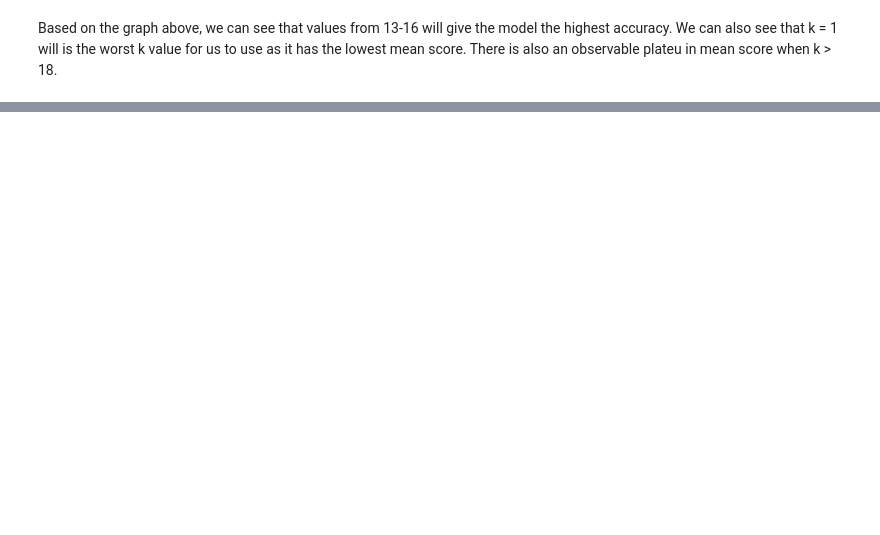
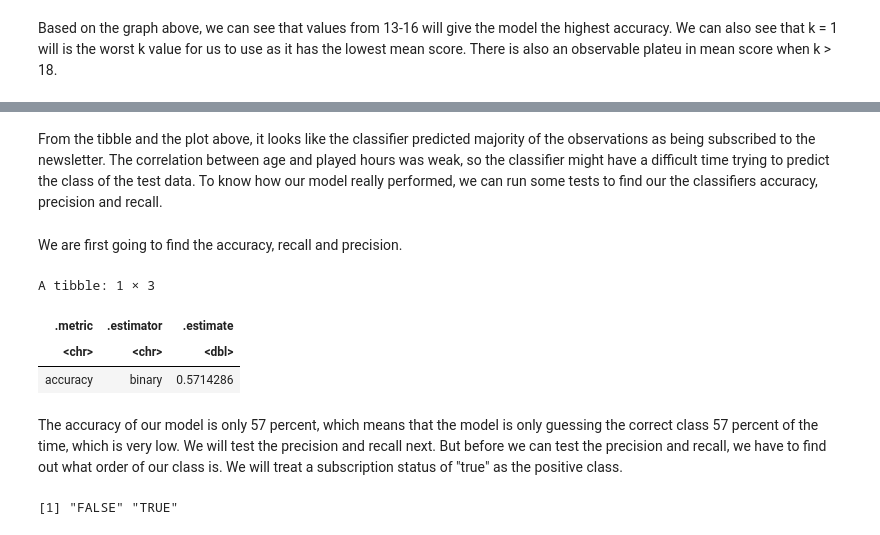
Before and after one commit to navis17/DSCI-100-Group-Project-Final-Report, a Jupyter notebook: Methods and Results.ipynb, the cells around one changed output, grey strips where cells are left out. Cells and saved outputs as stored; diff of their text form; code cells hidden in the pictures; blank space fills up the shorter version.

```diff
--- a/Methods and Results.ipynb
+++ b/Methods and Results.ipynb
@@ -231,0 +267,22 @@ Now that we know what the best value of k is, we can create our classifier model
+# %% [markdown]
+From the tibble and the plot above, it looks like the classifier predicted majority of the observations as being subscribed to the newsletter. The correlation between age and played hours was weak, so the classifier might have a difficult time trying to predict the class of the test data. To know how our model really performed, we can run some tests to find our the classifiers accuracy, precision and recall.
+# %% [markdown]
+We are first going to find the accuracy, recall and precision.
+# %%
+predictions_accuracy<- predictions |>
+metrics(truth = subscribe, estimate = .pred_class) |>
+filter(.metric == "accuracy")
+predictions_accuracy
+# %% [output]
+A tibble: 1 × 3
+| .metric | .estimator | .estimate |
+| <chr> | <chr> | <dbl> |
+| accuracy | binary | 0.5714286 |
+# %% [markdown]
+The accuracy of our model is only 57 percent, which means that the model is only guessing the correct class 57 percent of the time, which is very low. We will test the precision and recall next. But before we can test the precision and recall, we have to find out what order of our class is. We will treat a subscription status of "true" as the positive class.
+# %%
+predictions |>
+pull(subscribe) |>
+levels()
+# %% [output]
+[1] "FALSE" "TRUE"
```
Also changed, not shown: parts of 18 cells of this notebook.
